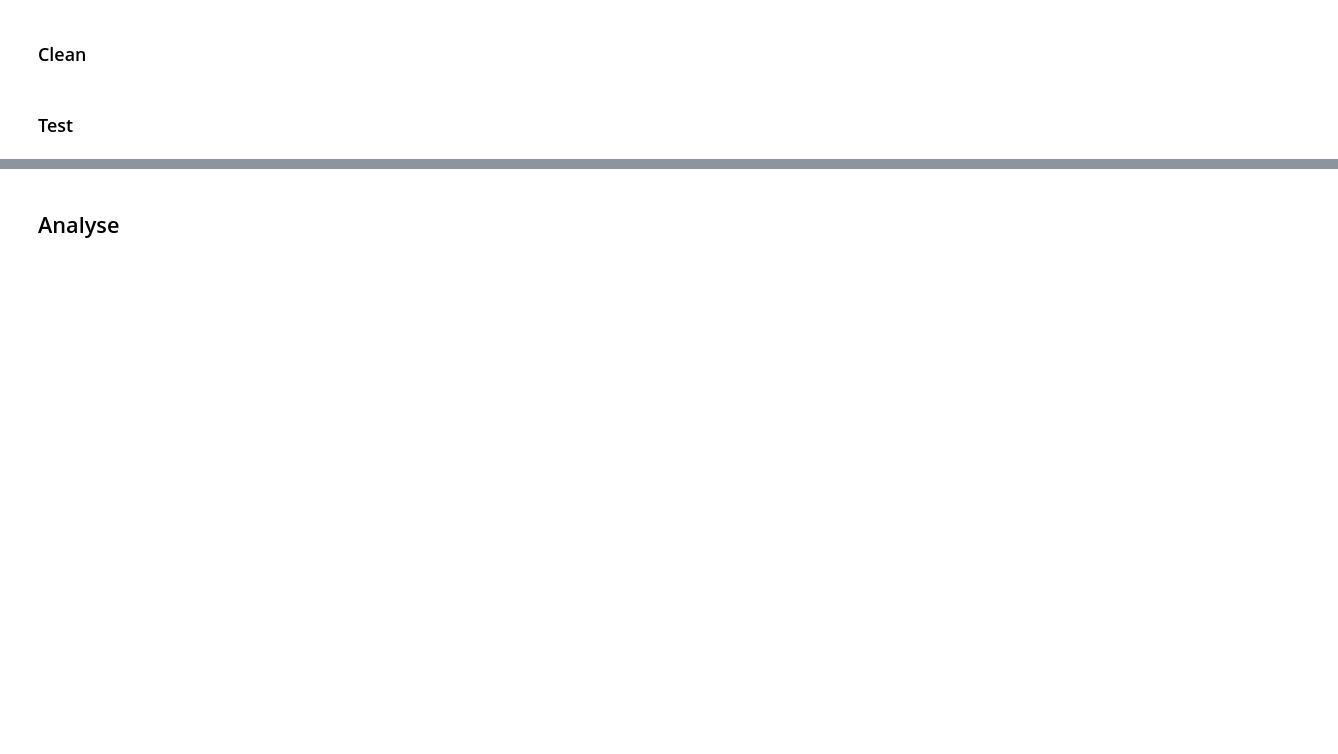
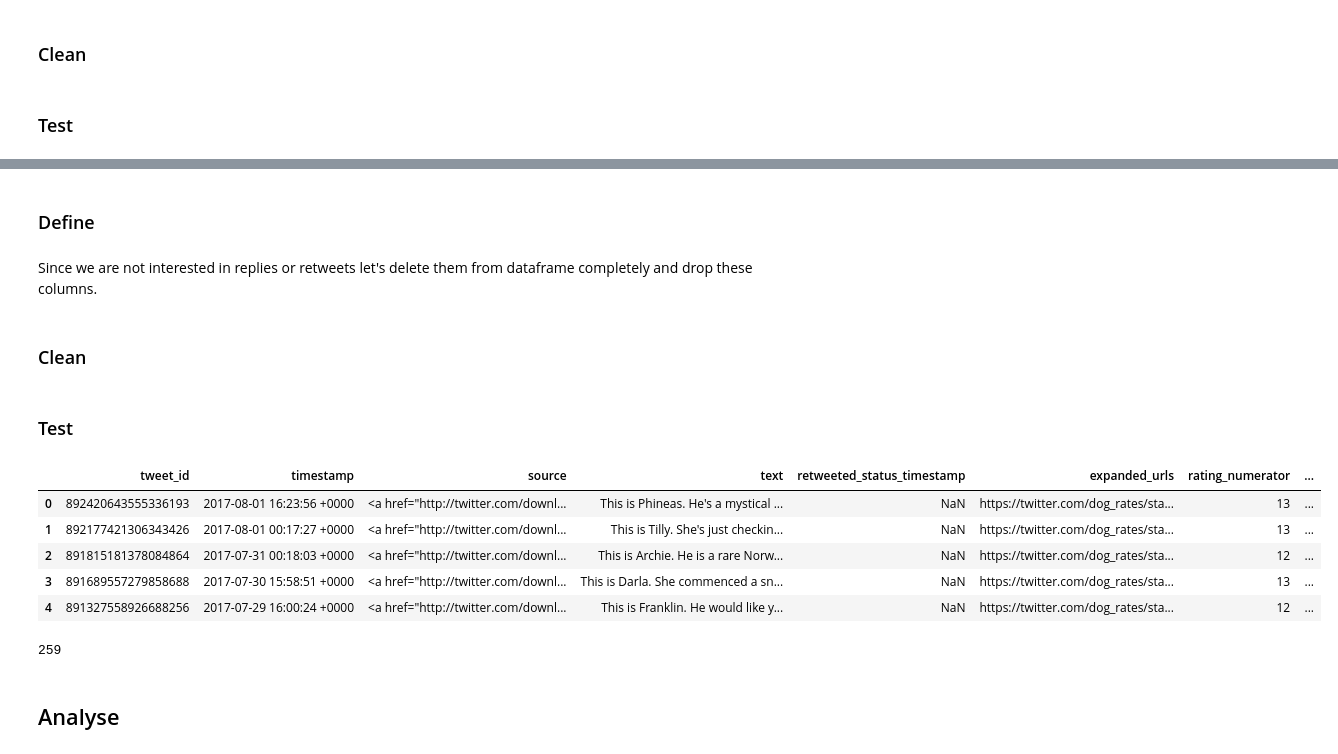
Before and after one commit to Askanio234/WeRateDogs-Tweets, a Jupyter notebook: wrangle_act.ipynb, the cells around one changed output, grey strips where cells are left out. Drawn from its saved outputs; the diff is of its cells as text; code cells hidden in the pictures; blank space fills up the shorter version.

Commit message:
WIP, cleaned two issues

```diff
--- a/wrangle_act.ipynb
+++ b/wrangle_act.ipynb
@@ -322,5 +323,8 @@ len(df_images[df_images.duplicated()])
 </ul>
 # %% [markdown]
 ## Clean
+# %%
+df_tweets_clean = df_tweets.copy()
+df_images_clean = df_images.copy()
 # %% [markdown]
 ### Define
@@ -327,4 +333,7 @@ len(df_images[df_images.duplicated()])
 # %% [markdown]
 ### Clean
+# %%
+# 2017-04-07 13:04:55 +0000
+df_tweets_clean['timestamp'] = pd.to_datetime(df_tweets_clean['timestamp'])
 # %% [markdown]
 ### Test
@@ -331,2 +344,30 @@ len(df_images[df_images.duplicated()])
+# %% [markdown]
+### Define
+# %% [markdown]
+Since we are not interested in replies or retweets let's delete them from dataframe completely and drop these columns.
+# %% [markdown]
+### Clean
+# %%
+columns = ['in_reply_to_status_id', 'in_reply_to_user_id', 'retweeted_status_id', 'retweeted_status_user_id']
+for column in columns:
+    df_tweets_clean = df_tweets_clean[df_tweets_clean[column].isnull()]
+df_tweets_clean.drop(columns, axis=1, inplace=True)
+# %% [markdown]
+### Test
+# %%
+# check that we didn't drop everything
+df_tweets_clean.head()
+# %% [output]
+|  | tweet_id | timestamp | source | text | retweeted_status_timestamp | expanded_urls | rating_numerator | ... |
+| 0 | 892420643555336193 | 2017-08-01 16:23:56 +0000 | <a href="http://twitter.com/downl... | This is Phineas. He's a mystical ... | NaN | https://twitter.com/dog_rates/sta... | 13 | ... |
+| 1 | 892177421306343426 | 2017-08-01 00:17:27 +0000 | <a href="http://twitter.com/downl... | This is Tilly. She's just checkin... | NaN | https://twitter.com/dog_rates/sta... | 13 | ... |
+| 2 | 891815181378084864 | 2017-07-31 00:18:03 +0000 | <a href="http://twitter.com/downl... | This is Archie. He is a rare Norw... | NaN | https://twitter.com/dog_rates/sta... | 12 | ... |
+| 3 | 891689557279858688 | 2017-07-30 15:58:51 +0000 | <a href="http://twitter.com/downl... | This is Darla. She commenced a sn... | NaN | https://twitter.com/dog_rates/sta... | 13 | ... |
+| 4 | 891327558926688256 | 2017-07-29 16:00:24 +0000 | <a href="http://twitter.com/downl... | This is Franklin. He would like y... | NaN | https://twitter.com/dog_rates/sta... | 12 | ... |
+# %%
+# How many rows we've dropped?
+len(df_tweets) - len(df_tweets_clean)
+# %% [output]
+259
 # %% [markdown]
 ## Analyse
```
Also changed, not shown: parts of 3 cells of this notebook.
